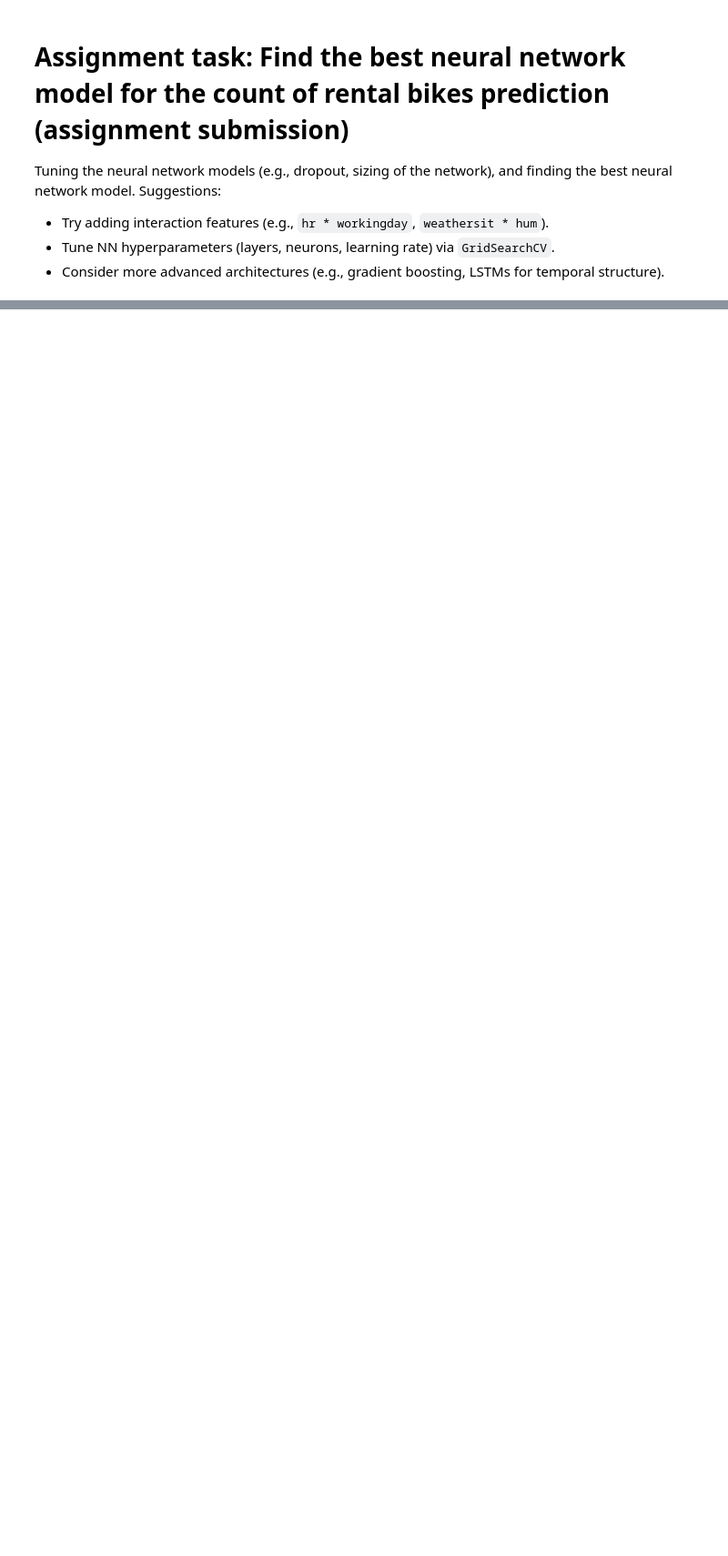
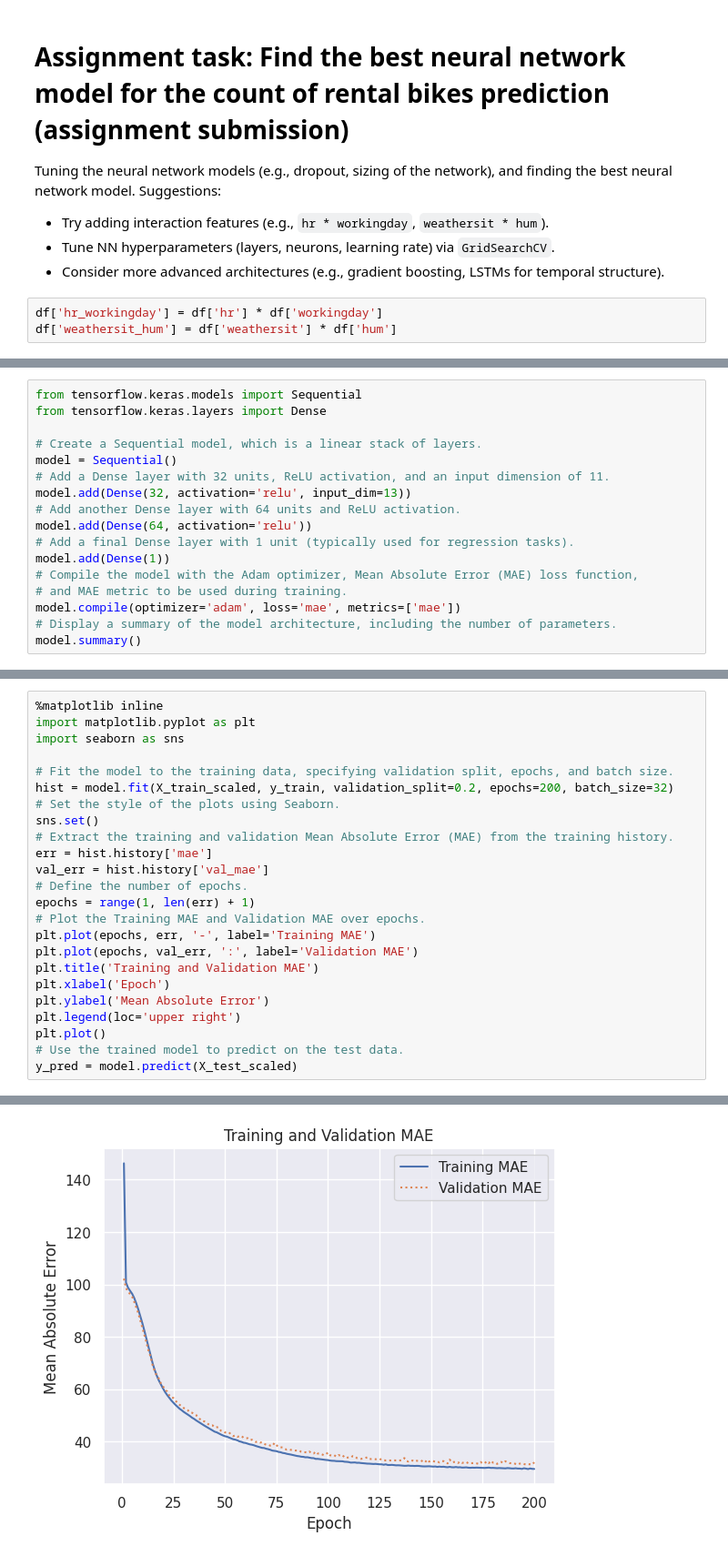
Before and after one commit to AnnaSolberg/AH2179, a Jupyter notebook: Exercise_7_Neural_networks/Exercise7_Neural_Networks_2.ipynb, the cells around one changed output, grey strips where cells are left out. Shown at 91% size. Saved outputs shown, nothing was run; the diff lists cells and outputs as text; blank space fills up the shorter version.

```diff
--- a/Exercise_7_Neural_networks/Exercise7_Neural_Networks_2.ipynb
+++ b/Exercise_7_Neural_networks/Exercise7_Neural_Networks_2.ipynb
@@ -445,3 +456,6 @@ Tuning the neural network models (e.g., dropout, sizing of the network), and fin
 - Try adding interaction features (e.g., `hr * workingday`, `weathersit * hum`).
 - Tune NN hyperparameters (layers, neurons, learning rate) via `GridSearchCV`.
 - Consider more advanced architectures (e.g., gradient boosting, LSTMs for temporal structure).
+# %%
+df['hr_workingday'] = df['hr'] * df['workingday']
+df['weathersit_hum'] = df['weathersit'] * df['hum']
@@ -447,0 +482,17 @@ Tuning the neural network models (e.g., dropout, sizing of the network), and fin
+# %%
+from tensorflow.keras.models import Sequential
+from tensorflow.keras.layers import Dense
+
+# Create a Sequential model, which is a linear stack of layers.
+model = Sequential()
+# Add a Dense layer with 32 units, ReLU activation, and an input dimension of 11.
+model.add(Dense(32, activation='relu', input_dim=13))
+# Add another Dense layer with 64 units and ReLU activation.
+model.add(Dense(64, activation='relu'))
+# Add a final Dense layer with 1 unit (typically used for regression tasks).
+model.add(Dense(1))
+# Compile the model with the Adam optimizer, Mean Absolute Error (MAE) loss function,
+# and MAE metric to be used during training.
+model.compile(optimizer='adam', loss='mae', metrics=['mae'])
+# Display a summary of the model architecture, including the number of parameters.
+model.summary()
@@ -447,0 +513,25 @@ Tuning the neural network models (e.g., dropout, sizing of the network), and fin
+# %%
+%matplotlib inline
+import matplotlib.pyplot as plt
+import seaborn as sns
+
+# Fit the model to the training data, specifying validation split, epochs, and batch size.
+hist = model.fit(X_train_scaled, y_train, validation_split=0.2, epochs=200, batch_size=32)
+# Set the style of the plots using Seaborn.
+sns.set()
+# Extract the training and validation Mean Absolute Error (MAE) from the training history.
+err = hist.history['mae']
+val_err = hist.history['val_mae']
+# Define the number of epochs.
+epochs = range(1, len(err) + 1)
+# Plot the Training MAE and Validation MAE over epochs.
+plt.plot(epochs, err, '-', label='Training MAE')
+plt.plot(epochs, val_err, ':', label='Validation MAE')
+plt.title('Training and Validation MAE')
+plt.xlabel('Epoch')
+plt.ylabel('Mean Absolute Error')
+plt.legend(loc='upper right')
+plt.plot()
+# Use the trained model to predict on the test data.
+y_pred = model.predict(X_test_scaled)
+# %% [output]
@@ -447,0 +555 @@ Tuning the neural network models (e.g., dropout, sizing of the network), and fin
+[figure, added]
```
Also changed, not shown: parts of 14 cells of this notebook.
